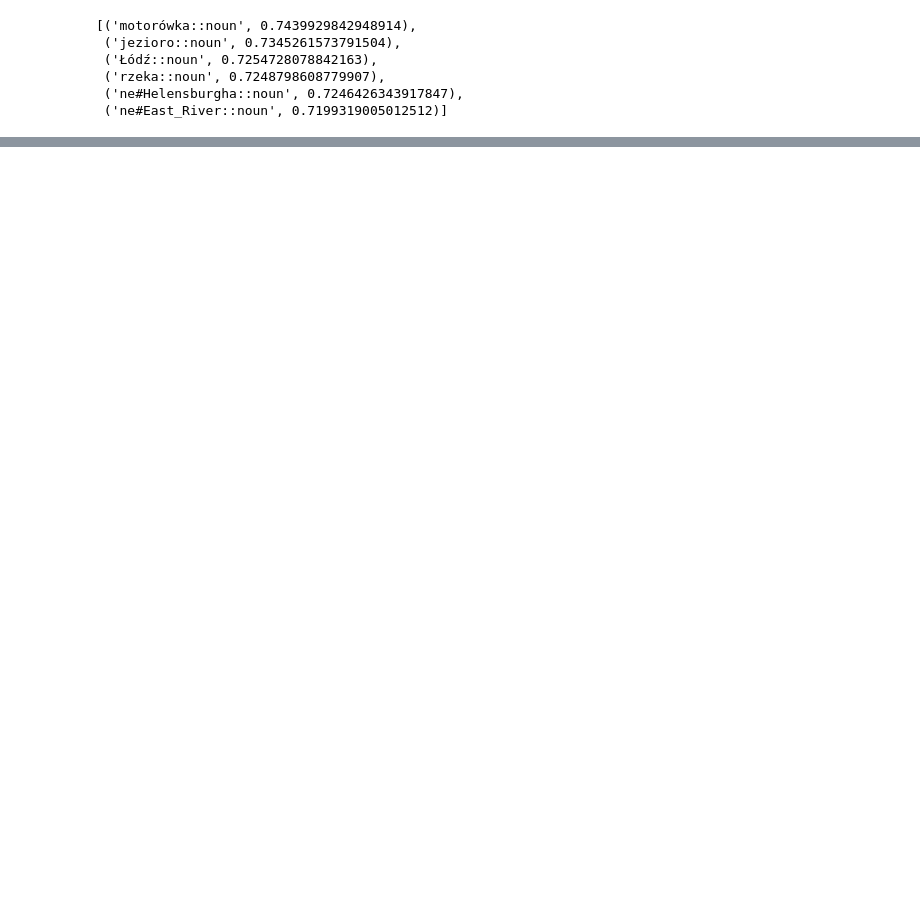
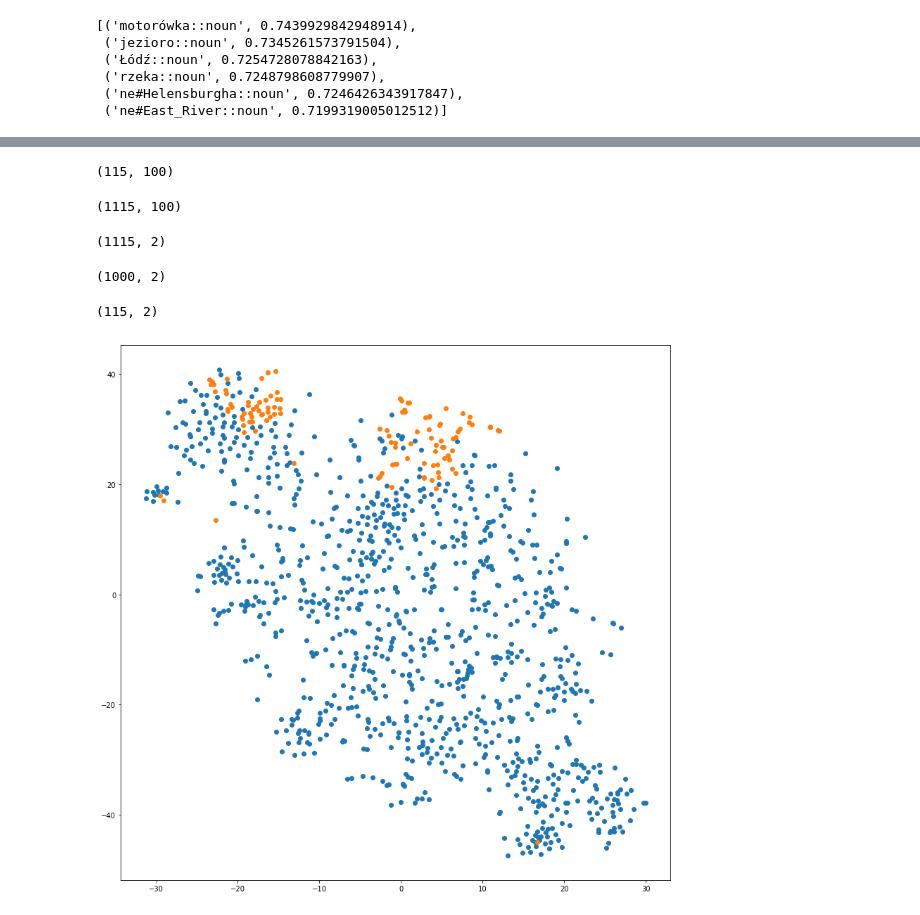
Before and after one commit to JakDar/nlp-lab-2019, a Jupyter notebook: lab7/Lab7.ipynb, the cells around one changed output, grey strips where cells are left out. Saved outputs shown, nothing was run; the diff lists cells and outputs as text; code cells hidden in the pictures; blank space fills up the shorter version.

```diff
--- a/lab7/Lab7.ipynb
+++ b/lab7/Lab7.ipynb
@@ -190,0 +467,41 @@ https://scikit-learn.org/stable/modules/generated/sklearn.manifold.TSNE.html
+# %%
+hl_vecs.shape
+# %% [output]
+(115, 100)
+# %%
+all_vecs = np.vstack((chosen_vecs,hl_vecs))
+all_vecs.shape
+# %% [output]
+(1115, 100)
+# %%
+all_2d = TSNE().fit_transform(all_vecs)
+all_2d.shape
+# %% [output]
+(1115, 2)
+# %%
+chosen_2d = all_2d[:1000]
+chosen_2d.shape
+# %% [output]
+(1000, 2)
+# %%
+hl_2d = all_2d[1000:]
+hl_2d.shape
+# %% [output]
+(115, 2)
+# %%
+def plot_2d(random:np.ndarray,highlighted:np.ndarray) -> None:
+    # todo - split vecs where labels are and where labels are not,
+    x, y = random[:,0], random[:,1]
+
+    fig, ax = plt.subplots()
+    fig.set_size_inches(14,14)
+    ax.scatter(x, y,)
+
+    hl_x, hl_y = highlighted[:,0], highlighted[:,1]
+    ax.scatter(hl_x,hl_y)
+
+    plt.show()
+
+plot_2d(chosen_2d,hl_2d)
+# %% [output]
+[figure, added]
```
Also changed, not shown: parts of 44 cells of this notebook, 1 other file.
